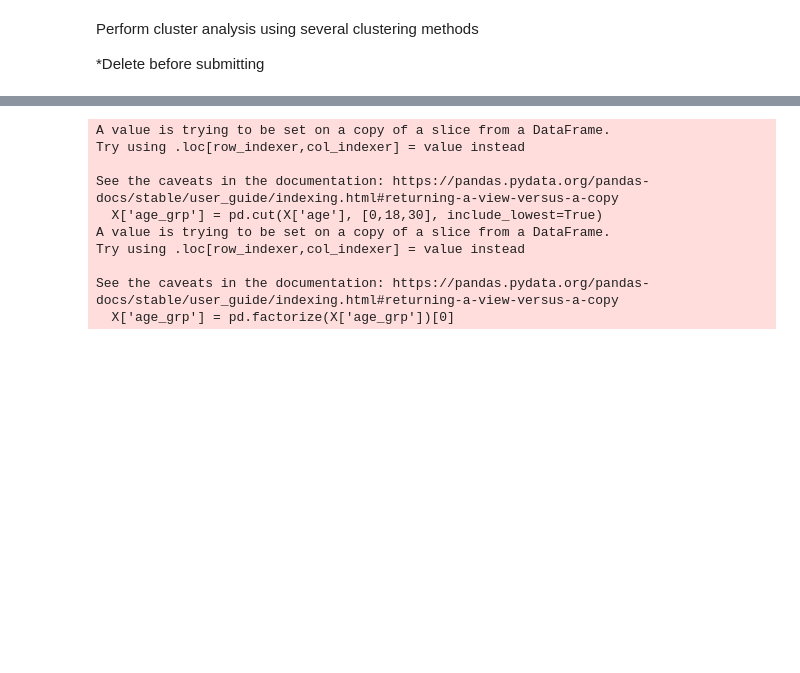
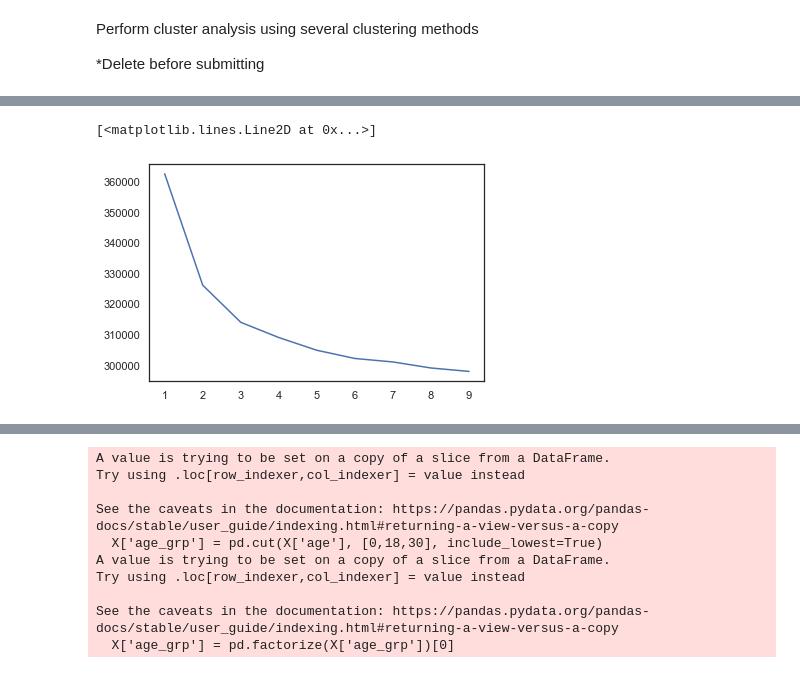
Before and after one commit to j-dominguez9/ML1_Proj1, a Jupyter notebook: Lab3/lab3 initial.ipynb, the cells around one changed output, grey strips where cells are left out. Cells and saved outputs as stored; diff of their text form; code cells hidden in the pictures; blank space fills up the shorter version.

Commit message:
Added Kmodes Cao section and plots

```diff
--- a/Lab3/lab3 initial.ipynb
+++ b/Lab3/lab3 initial.ipynb
@@ -463,0 +480,12 @@ Perform cluster analysis using several clustering methods
+# %%
+# setup
+import warnings
+
+warnings.filterwarnings('ignore')
+X = df_clean.copy()
+# %%
+# preprocessing, encoding categorical data for analysis
+from sklearn import preprocessing
+le = preprocessing.LabelEncoder()
+X = X.apply(le.fit_transform)
+X.head()
@@ -463,0 +520,7 @@ Perform cluster analysis using several clustering methods
+# %%
+#choose optimal k based on cost
+cost = []
+for num_clusters in list(range(1,10)):
+    kmode = KModes(n_clusters=num_clusters, init = "Cao", n_init = 1, verbose=1)
+    kmode.fit_predict(X)
+    cost.append(kmode.cost_)
@@ -463,0 +545,6 @@ Perform cluster analysis using several clustering methods
+# %%
+y = np.array([i for i in range(1,10,1)])
+plt.plot(y,cost)
+# %% [output]
+[<matplotlib.lines.Line2D at 0x...>]
+[figure, added]
```
Also changed, not shown: parts of 29 cells of this notebook.
